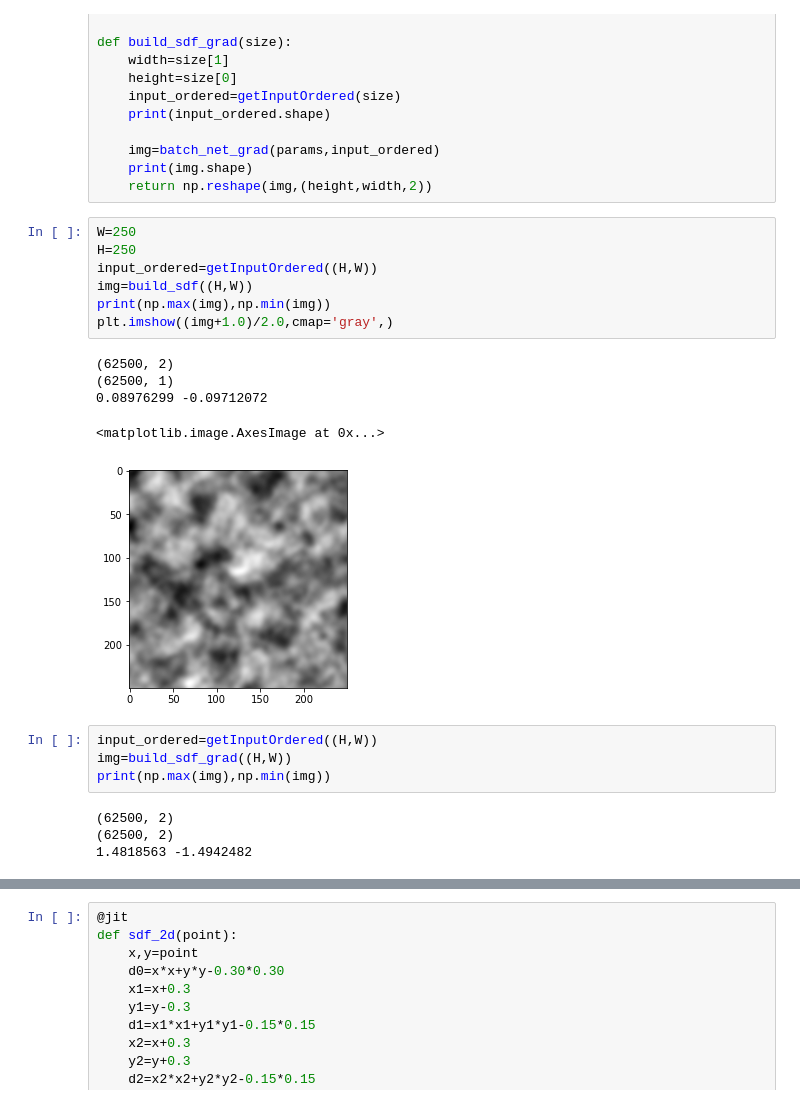
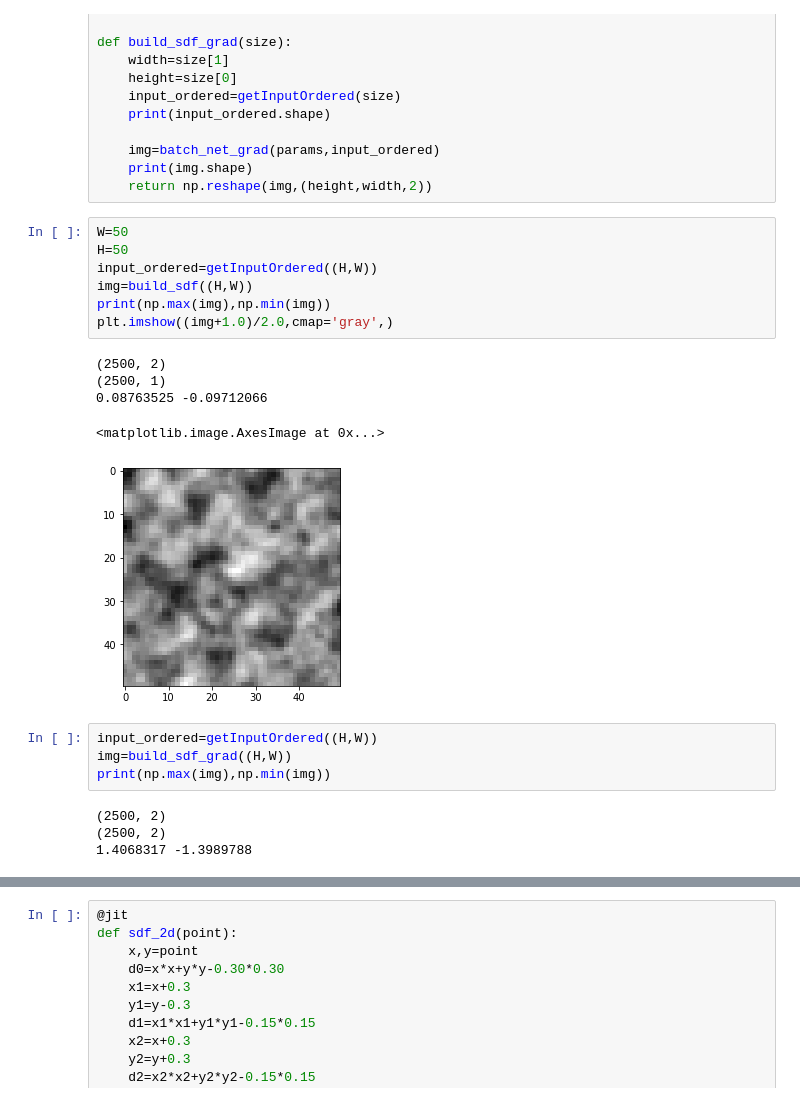
Before and after one commit to franciscodominguezmateos/IntroduccionDeepLearning, a Jupyter notebook: jax_siren_sdf_grad_2D_20080301.ipynb, the cells around one changed output, grey strips where cells are left out. Drawn from its saved outputs; the diff is of its cells as text.

```diff
--- a/jax_siren_sdf_grad_2D_20080301.ipynb
+++ b/jax_siren_sdf_grad_2D_20080301.ipynb
@@ -126,26 +126,26 @@ def build_sdf_grad(size):
     print(img.shape)
     return np.reshape(img,(height,width,2))
 # %%
-W=250
-H=250
+W=50
+H=50
 input_ordered=getInputOrdered((H,W))
 img=build_sdf((H,W))
 print(np.max(img),np.min(img))
 plt.imshow((img+1.0)/2.0,cmap='gray',)
 # %% [output]
-(62500, 2)
-(62500, 1)
-0.08976299 -0.09712072
+(2500, 2)
+(2500, 1)
+0.08763525 -0.09712066
 <matplotlib.image.AxesImage at 0x...>
-[figure, old version]
+[figure, new version]
 # %%
 input_ordered=getInputOrdered((H,W))
 img=build_sdf_grad((H,W))
 print(np.max(img),np.min(img))
 # %% [output]
-(62500, 2)
-(62500, 2)
-1.4818563 -1.4942482
+(2500, 2)
+(2500, 2)
+1.4068317 -1.3989788
 # %%
 gsdf_values=img.reshape((-1,2))
 print(np.max(gsdf_values),np.min(gsdf_values))
```
Also changed, not shown: parts of 19 cells of this notebook.
